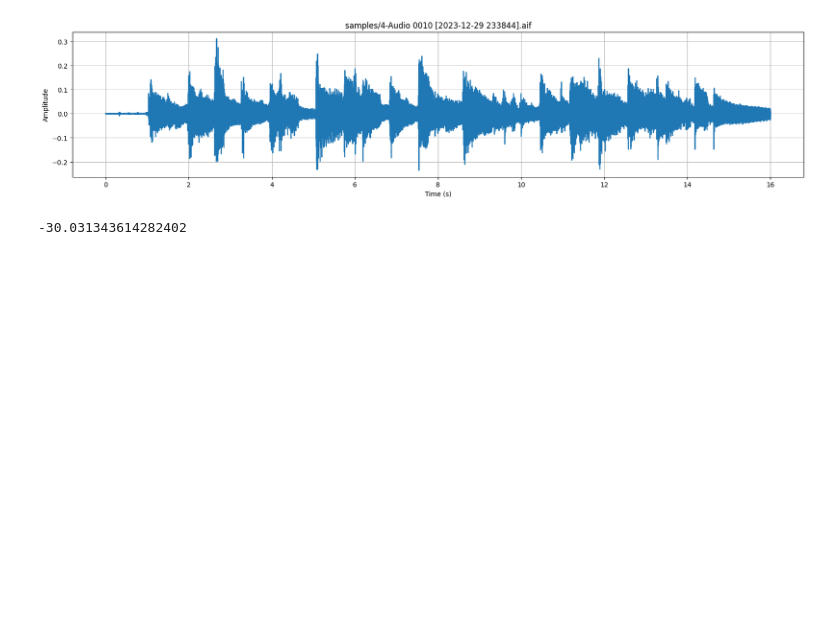
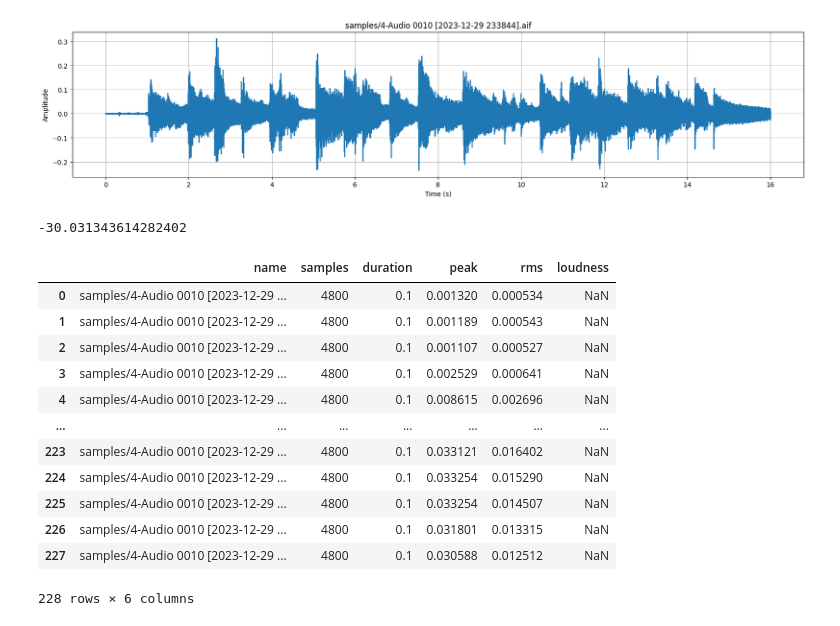
Before and after one commit to andrewwilson/impulseResponses, a Jupyter notebook: Analysis.ipynb, the cells around one changed output. Drawn from its saved outputs; the diff is of its cells as text; code cells hidden in the pictures; blank space fills up the shorter version.

```diff
--- a/Analysis.ipynb
+++ b/Analysis.ipynb
@@ -56,3 +56,20 @@ plot_signal(sample)
 sample.loudness
 # %% [output]
 -30.031343614282402
+# %%
+slices = sample.slice(audio.duration_to_samples(0.1,sample.sr), overlap=0.3)
+audio.info_grid(slices)
+# %% [output]
+|  | name | samples | duration | peak | rms | loudness |
+| 0 | samples/4-Audio 0010 [2023-12-29 ... | 4800 | 0.1 | 0.001320 | 0.000534 | NaN |
+| 1 | samples/4-Audio 0010 [2023-12-29 ... | 4800 | 0.1 | 0.001189 | 0.000543 | NaN |
+| 2 | samples/4-Audio 0010 [2023-12-29 ... | 4800 | 0.1 | 0.001107 | 0.000527 | NaN |
+| 3 | samples/4-Audio 0010 [2023-12-29 ... | 4800 | 0.1 | 0.002529 | 0.000641 | NaN |
+| 4 | samples/4-Audio 0010 [2023-12-29 ... | 4800 | 0.1 | 0.008615 | 0.002696 | NaN |
+| ... | ... | ... | ... | ... | ... | ... |
+| 223 | samples/4-Audio 0010 [2023-12-29 ... | 4800 | 0.1 | 0.033121 | 0.016402 | NaN |
+| 224 | samples/4-Audio 0010 [2023-12-29 ... | 4800 | 0.1 | 0.033254 | 0.015290 | NaN |
+| 225 | samples/4-Audio 0010 [2023-12-29 ... | 4800 | 0.1 | 0.033254 | 0.014507 | NaN |
+| 226 | samples/4-Audio 0010 [2023-12-29 ... | 4800 | 0.1 | 0.031801 | 0.013315 | NaN |
+| 227 | samples/4-Audio 0010 [2023-12-29 ... | 4800 | 0.1 | 0.030588 | 0.012512 | NaN |
+228 rows × 6 columns
```
Also changed, not shown: parts of 1 cell of this notebook, 2 other files.
